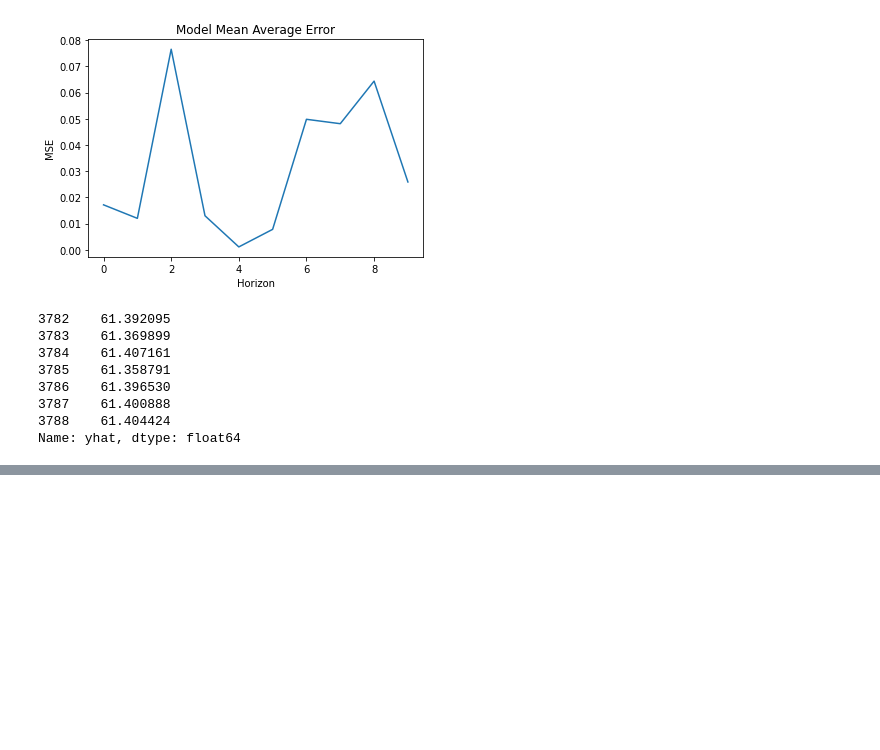
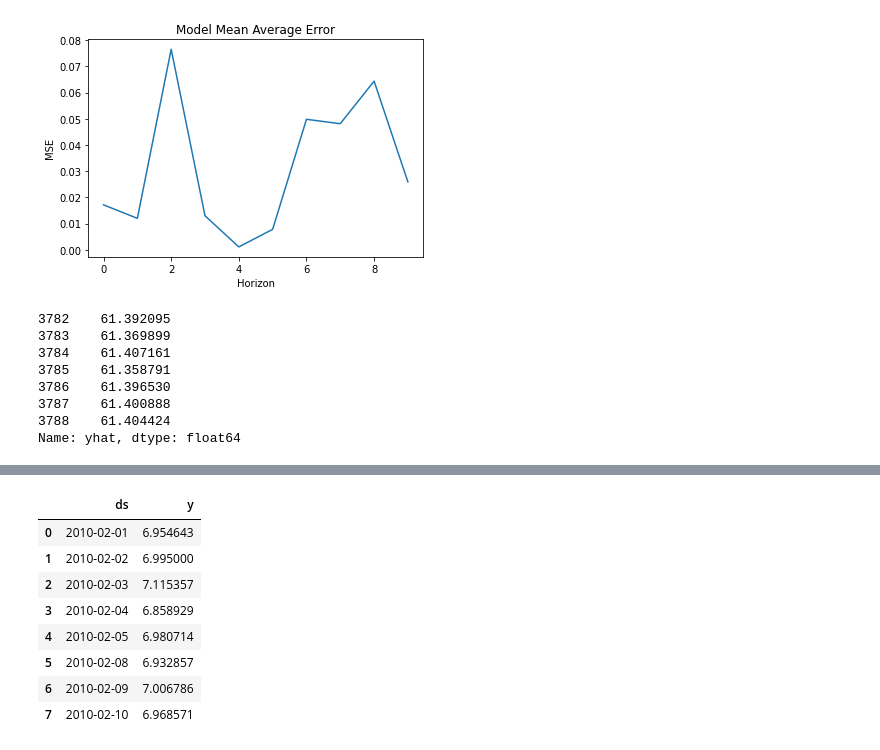
Before and after one commit to maxmekiska/arguing_predictors, a Jupyter notebook: notebooks/TestingEnviornment.ipynb, the cells around one changed output, grey strips where cells are left out. Cells and saved outputs as stored; diff of their text form; code cells hidden in the pictures; blank space fills up the shorter version.

```diff
--- a/notebooks/TestingEnviornment.ipynb
+++ b/notebooks/TestingEnviornment.ipynb
@@ -380,3 +384,16 @@ oo.predict_prophet()
 3787    61.400888
 3788    61.404424
 Name: yhat, dtype: float64
+# %%
+def data_prep(data):
+    '''Private function to prepare intake data into format that is digestible by the Neural Prophet library. The final format is a DataFrame with column 1 name = 'ds' containing date values and column 2 name = 'y' containing the data points.
+        Parameters:
+            data (df): Original non-formatted time series DataFrame
+
+        Returns:
+            data (df): Modified formatted time series DataFrame
+    '''
+    data = data.rename(columns={data.columns[0]: 'y'}, inplace = False)
+    data = data.reset_index()
+    data = data.rename(columns={'Date': 'ds'}, inplace = False)
+    return data
@@ -382,0 +421,12 @@ Name: yhat, dtype: float64
+# %%
+data_prep(data)
+# %% [output]
+|  | ds | y |
+| 0 | 2010-02-01 | 6.954643 |
+| 1 | 2010-02-02 | 6.995000 |
+| 2 | 2010-02-03 | 7.115357 |
+| 3 | 2010-02-04 | 6.858929 |
+| 4 | 2010-02-05 | 6.980714 |
+| 5 | 2010-02-08 | 6.932857 |
+| 6 | 2010-02-09 | 7.006786 |
+| 7 | 2010-02-10 | 6.968571 |
```
Also changed, not shown: parts of 2 cells of this notebook, 1 other file.
